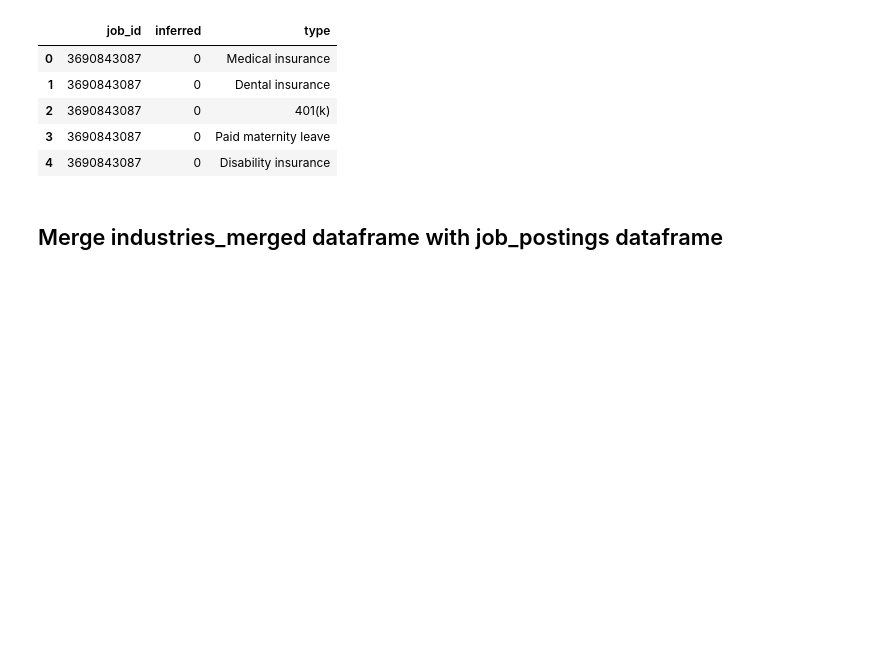
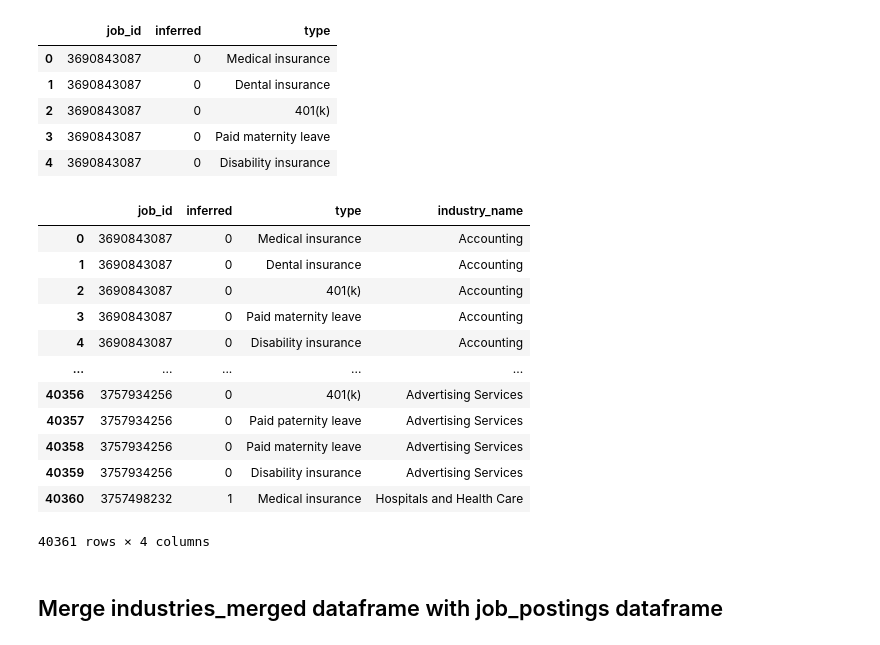
Before and after one commit to samuelkimdata/job_market_analysis, a Jupyter notebook: data_cleanup.ipynb, the cells around one changed output. Drawn from its saved outputs; the diff is of its cells as text; code cells hidden in the pictures; blank space fills up the shorter version.

```diff
--- a/data_cleanup.ipynb
+++ b/data_cleanup.ipynb
@@ -258,6 +313,24 @@ benefits.head()
 | 2 | 3690843087 | 0 | 401(k) |
 | 3 | 3690843087 | 0 | Paid maternity leave |
 | 4 | 3690843087 | 0 | Disability insurance |
+# %%
+# Merge benefits.csv and industries_merged dataframe
+benefits_job_id = pd.merge(benefits, industries_merged, on = 'job_id', how = 'left')
+benefits_job_id
+# %% [output]
+|  | job_id | inferred | type | industry_name |
+| 0 | 3690843087 | 0 | Medical insurance | Accounting |
+| 1 | 3690843087 | 0 | Dental insurance | Accounting |
+| 2 | 3690843087 | 0 | 401(k) | Accounting |
+| 3 | 3690843087 | 0 | Paid maternity leave | Accounting |
+| 4 | 3690843087 | 0 | Disability insurance | Accounting |
+| ... | ... | ... | ... | ... |
+| 40356 | 3757934256 | 0 | 401(k) | Advertising Services |
+| 40357 | 3757934256 | 0 | Paid paternity leave | Advertising Services |
+| 40358 | 3757934256 | 0 | Paid maternity leave | Advertising Services |
+| 40359 | 3757934256 | 0 | Disability insurance | Advertising Services |
+| 40360 | 3757498232 | 1 | Medical insurance | Hospitals and Health Care |
+40361 rows × 4 columns
 # %% [markdown]
 ## Merge industries_merged dataframe with job_postings dataframe
 # %%
```
Also changed, not shown: parts of 10 cells of this notebook.
